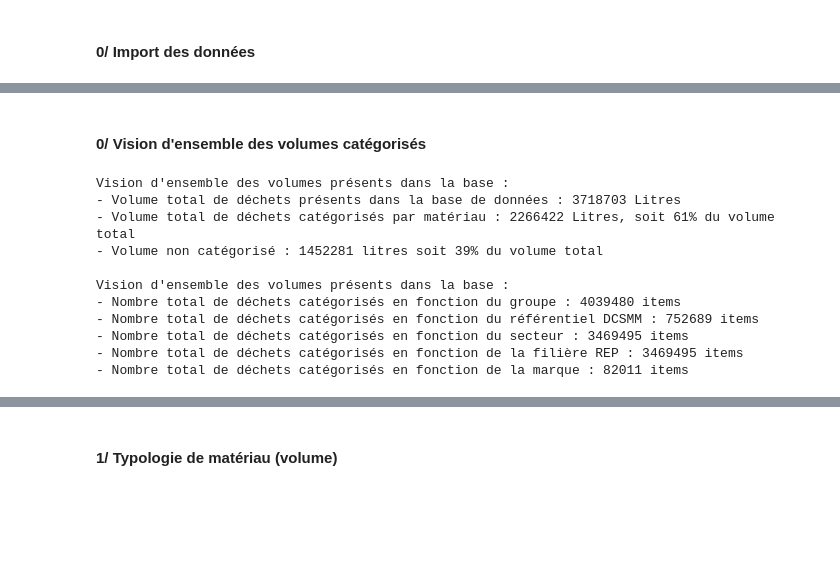
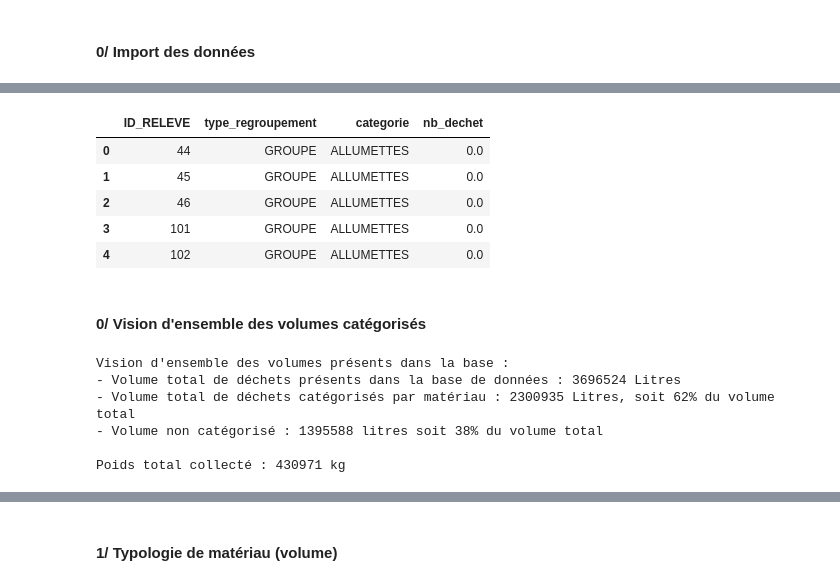
Before and after one commit to dataforgoodfr/12_zero_dechet_sauvage, a Jupyter notebook: Exploration_visualisation/ThibautGazagnes.ipynb, the cells around one changed output, grey strips where cells are left out. Saved outputs shown, nothing was run; the diff lists cells and outputs as text; code cells hidden in the pictures; blank space fills up the shorter version.

```diff
--- a/Exploration_visualisation/ThibautGazagnes.ipynb
+++ b/Exploration_visualisation/ThibautGazagnes.ipynb
@@ -55,8 +55,9 @@ pd.set_option('display.max_columns', 1500)
 gdf = gpd.read_file(PATH+"a-com2022.json")
 
 # import du fichier excel des données nettoyées par le sript python "cleaning.py" dans un dataframe et visualisation des premieres lignes
-df_enriched_bdd_zds = pd.read_excel(PATH+"data_zds_enriched.xlsx")
-df_enriched_bdd_zds.head()
+df_enriched_bdd_zds = pd.read_csv(PATH+"data_zds_enriched.csv")
+df_nbdechets = pd.read_csv(PATH+"data_releve_nb_dechet.csv")
+display(df_enriched_bdd_zds.head())
 # %% [output]
 |  | ID_RELEVE | LIEU_PAYS | LIEU_REGION | LIEU_DEPT | LIEU_VILLE | LIEU_CODE_POSTAL | LIEU_COORD_GPS | ... |
 | 0 | 12 | France | Provence-Alpes-Côte d'Azur | 13.0 | Marseille | 13008.0 | ["5.3416741728752","43.2137862869... | ... |
@@ -64,6 +65,15 @@ df_enriched_bdd_zds.head()
 | 2 | 16 | France | Provence-Alpes-Côte d'Azur | 13.0 | Cassis | 13260.0 | ["5.5392828683314","43.2260822637... | ... |
 | 3 | 17 | France | Provence-Alpes-Côte d'Azur | 13.0 | Marseille | 13015.0 | ["5.363345","43.353322"] | ... |
 | 4 | 21 | France | Occitanie | 34.0 | Causse-de-la-Selle | 34380.0 | ["3.6599318889266","43.7958348316... | ... |
+# %%
+df_nbdechets.head()
+# %% [output]
+|  | ID_RELEVE | type_regroupement | categorie | nb_dechet |
+| 0 | 44 | GROUPE | ALLUMETTES | 0.0 |
+| 1 | 45 | GROUPE | ALLUMETTES | 0.0 |
+| 2 | 46 | GROUPE | ALLUMETTES | 0.0 |
+| 3 | 101 | GROUPE | ALLUMETTES | 0.0 |
+| 4 | 102 | GROUPE | ALLUMETTES | 0.0 |
 # %%
 #Préparation des variables à conserver pour l'analyse
 cols_identifiers = ["ANNEE", "TYPE_MILIEU", "INSEE_COM", "DEP", "REG", "EPCI", "BV2022"]
@@ -90,6 +100,7 @@ cols_nb_REP = [k for k in df_enriched_bdd_zds.columns if "NB_DECHET_REP_" in k]
 # %%
 #Vision d'ensemble
 volume_total = df_enriched_bdd_zds["VOLUME_TOTAL"].sum()
+poids_total = df_enriched_bdd_zds["POIDS_TOTAL"].sum()
 
 #Volume total catégorisé
 volume_total_categorise = df_enriched_bdd_zds[cols_volume].sum().sum()
@@ -101,29 +112,11 @@ print(f"- Volume total de déchets présents dans la base de données : {volume_
 print(f"- Volume total de déchets catégorisés par matériau : {volume_total_categorise:.0f} Litres, soit {volume_total_categorise/volume_total:.0%} du volume total")
 print(f"- Volume non catégorisé : {volume_non_categorise:.0f} litres soit {volume_non_categorise/volume_total:.0%} du volume total")
 
-
-#Nomre total catégorisé
-nb_dechets_groupes = df_enriched_bdd_zds[cols_nb_dechets].sum().sum()
-nb_dechets_DCSMM = df_enriched_bdd_zds[cols_nb_dechets_DCSMM].sum().sum()
-nb_dechets_secteur = df_enriched_bdd_zds[cols_nb_secteur].sum().sum()
-nb_dechets_REP = df_enriched_bdd_zds[cols_nb_REP].sum().sum()
-nb_dechets_marques = df_enriched_bdd_zds[cols_nb_marque].sum().sum()
-
-print("\nVision d'ensemble des volumes présents dans la base : ")
-print(f"- Nombre total de déchets catégorisés en fonction du groupe : {nb_dechets_groupes:.0f} items")
-print(f"- Nombre total de déchets catégorisés en fonction du référentiel DCSMM : {nb_dechets_DCSMM:.0f} items")
-print(f"- Nombre total de déchets catégorisés en fonction du secteur : {nb_dechets_secteur:.0f} items")
-print(f"- Nombre total de déchets catégorisés en fonction de la filière REP : {nb_dechets_REP:.0f} items")
-print(f"- Nombre total de déchets catégorisés en fonction de la marque : {nb_dechets_marques:.0f} items")
+print(f"\nPoids total collecté : {poids_total:.0f} kg")
 # %% [output]
 Vision d'ensemble des volumes présents dans la base :
-- Volume total de déchets présents dans la base de données : 3718703 Litres
-- Volume total de déchets catégorisés par matériau : 2266422 Litres, soit 61% du volume total
-- Volume non catégorisé : 1452281 litres soit 39% du volume total
+- Volume total de déchets présents dans la base de données : 3696524 Litres
+- Volume total de déchets catégorisés par matériau : 2300935 Litres, soit 62% du volume total
+- Volume non catégorisé : 1395588 litres soit 38% du volume total
 
-Vision d'ensemble des volumes présents dans la base :
-- Nombre total de déchets catégorisés en fonction du groupe : 4039480 items
-- Nombre total de déchets catégorisés en fonction du référentiel DCSMM : 752689 items
-- Nombre total de déchets catégorisés en fonction du secteur : 3469495 items
-- Nombre total de déchets catégorisés en fonction de la filière REP : 3469495 items
-- Nombre total de déchets catégorisés en fonction de la marque : 82011 items
+Poids total collecté : 430971 kg
```
Also changed, not shown: parts of 10 cells of this notebook, 1 other file.
